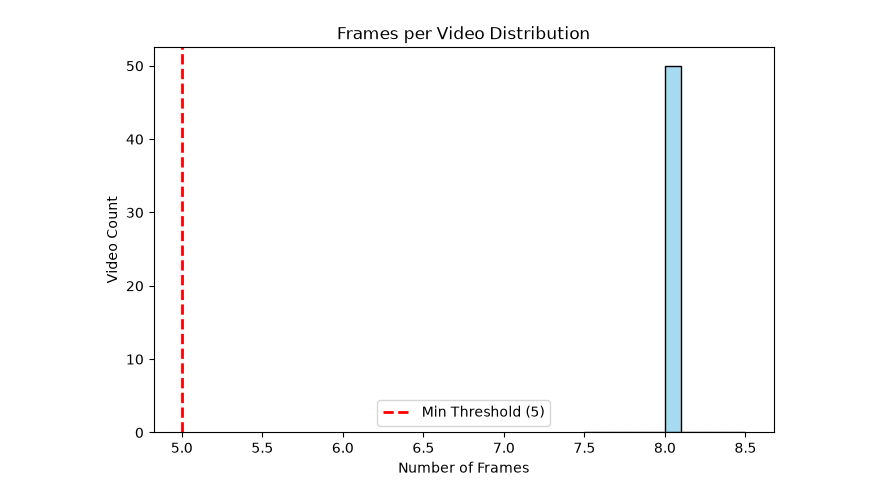
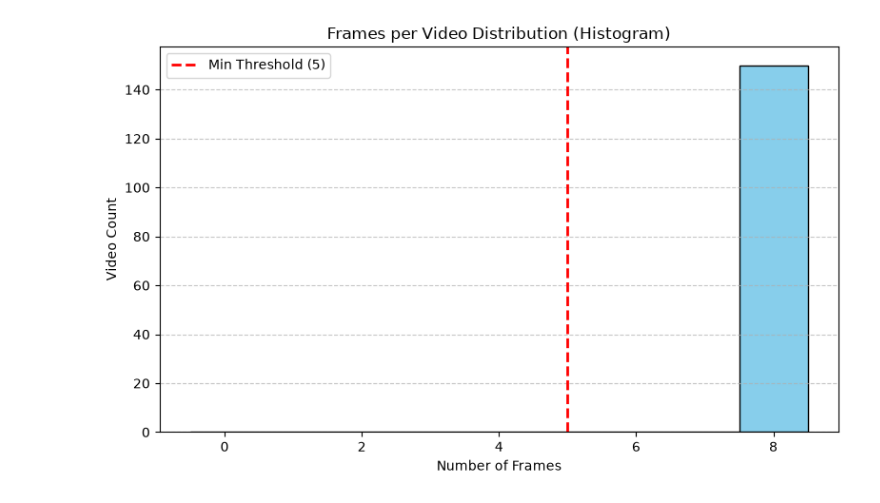
Before and after one commit to Amiralishahabi1384/incident-sentiment-analyzer, a Jupyter notebook: incident-sentiment-analyzer-20261029T081712Z-1-001/incident-sentiment-analyzer-20261029T081712Z-1-001/incident-sentiment-analyzer/notebooks/02_eda_and_sanity_check_v2.ipynb, the cells around one changed output. Drawn from its saved outputs; the diff is of its cells as text; code cells hidden in the pictures.

Commit message:
Update modular scripts and notebooks v2

```diff
--- a/incident-sentiment-analyzer-20261029T081712Z-1-001/incident-sentiment-analyzer-20261029T081712Z-1-001/incident-sentiment-analyzer/notebooks/02_eda_and_sanity_check_v2.ipynb
+++ b/incident-sentiment-analyzer-20261029T081712Z-1-001/incident-sentiment-analyzer-20261029T081712Z-1-001/incident-sentiment-analyzer/notebooks/02_eda_and_sanity_check_v2.ipynb
@@ -2,23 +2,18 @@
 from pathlib import Path
 import pandas as pd
 import numpy as np
+import matplotlib.pyplot as plt
+import seaborn as sns
+import cv2
 
-root_dir = Path.cwd().resolve()
-if root_dir.name == "notebooks":
-    root_dir = root_dir.parent
+PROCESSED_DIR = Path("../data/processed")
+FRAMES_DIR = Path("../data/frames_v2")
 
-processed_dir = root_dir / "data" / "processed"
-frames_dir = root_dir / "data" / "frames_v2"
+df_train = pd.read_csv(PROCESSED_DIR / "train_frames_v2.csv")
+df_val = pd.read_csv(PROCESSED_DIR / "val_frames_v2.csv")
+df_test = pd.read_csv(PROCESSED_DIR / "test_frames_v2.csv")
+df_sol = pd.read_csv(PROCESSED_DIR / "solution_v2.csv")
 
-train_frames_path = processed_dir / "train_frames_v2.csv"
-val_frames_path = processed_dir / "val_frames_v2.csv"
-test_frames_path = processed_dir / "test_frames_v2.csv"
-
-train_frames = pd.read_csv(train_frames_path)
-val_frames = pd.read_csv(val_frames_path)
-test_frames = pd.read_csv(test_frames_path)
-
-print(f"Train frames: {len(train_frames)}")
-print(f"Val frames: {len(val_frames)}")
-print(f"Test frames: {len(test_frames)}")
+print("Data loaded successfully.")
+print(f"Train frames: {len(df_train)}, Val frames: {len(df_val)}, Test frames: {len(df_test)}")
 # %% [output]
@@ -373,13 +46,16 @@ plt.show()
 # %%
-video_frame_counts = combined_df.groupby("video_id").size().reset_index(name="frame_count")
+all_frames_df = pd.concat([df_train, df_val, df_test])
+frame_counts = all_frames_df.groupby("video_id").size()
 
 plt.figure(figsize=(8, 5))
-sns.histplot(video_frame_counts["frame_count"], bins=10, kde=False, color="skyblue")
+plt.hist(frame_counts, bins=np.arange(0, frame_counts.max() + 2) - 0.5, edgecolor="black", color="skyblue")
 plt.axvline(x=5, color="red", linestyle="--", linewidth=2, label="Min Threshold (5)")
-plt.title("Frames per Video Distribution")
+plt.title("Frames per Video Distribution (Histogram)")
 plt.xlabel("Number of Frames")
 plt.ylabel("Video Count")
 plt.legend()
+plt.grid(axis="y", linestyle="--", alpha=0.7)
+plt.tight_layout()
 plt.show()
 # %% [output]
-[figure, old version]
+[figure, new version]
```
Also changed, not shown: parts of 14 cells of this notebook, 3 other files.
